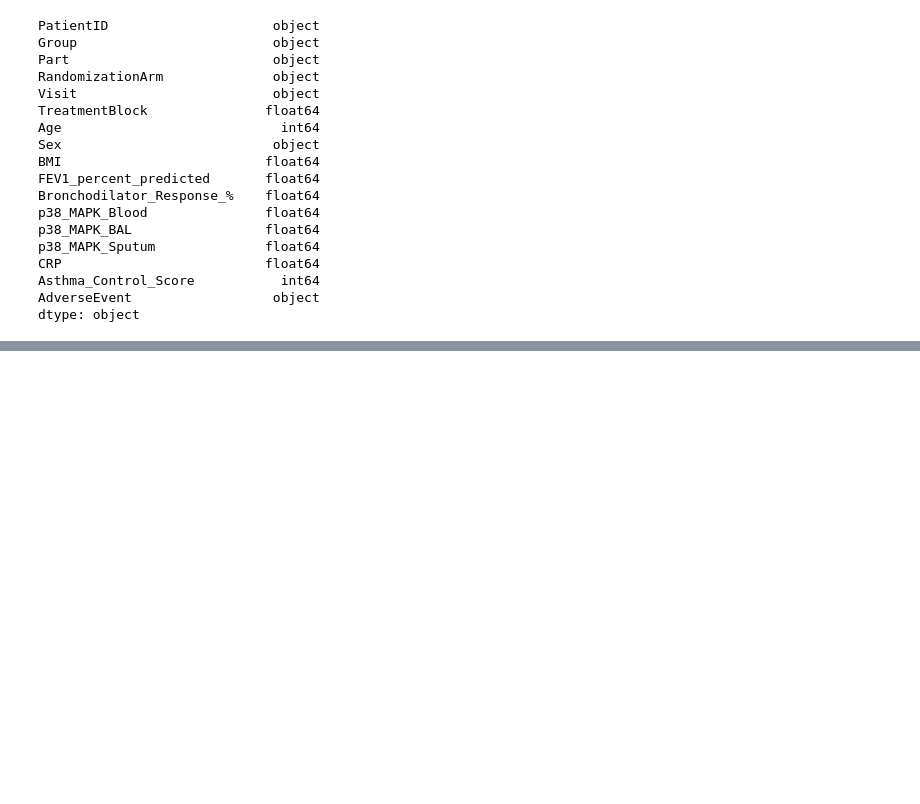
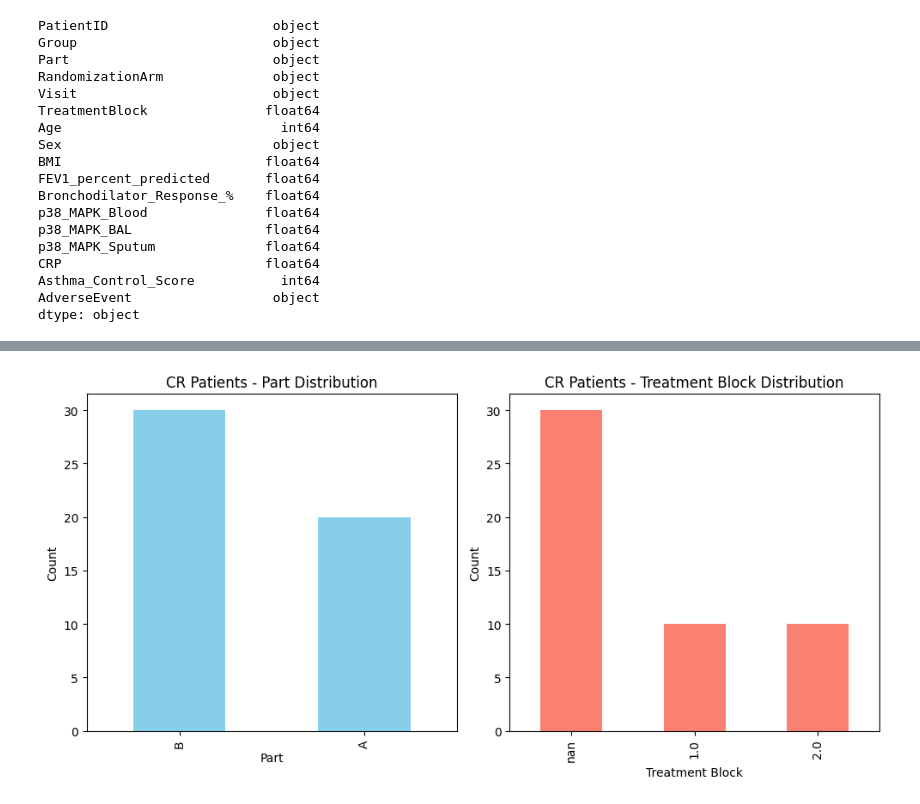
Before and after one commit to toljoyce/Data-Analyst-Projects, a Jupyter notebook: ClinicalTrialsData/Project1.ipynb, the cells around one changed output, grey strips where cells are left out. Saved outputs shown, nothing was run; the diff lists cells and outputs as text; code cells hidden in the pictures; blank space fills up the shorter version.

```diff
--- a/ClinicalTrialsData/Project1.ipynb
+++ b/ClinicalTrialsData/Project1.ipynb
@@ -219,0 +324,23 @@ All data types are set correctly.
+# %%
+# Filter CR patients
+df_cr = df[df['Group'] == 'CR'][['PatientID', 'Part', 'TreatmentBlock']]
+
+# Plot side-by-side bar charts
+fig, axes = plt.subplots(1, 2, figsize=(10,5))
+
+# Part distribution
+part_counts.plot(kind='bar', ax=axes[0], color='skyblue')
+axes[0].set_title("CR Patients - Part Distribution")
+axes[0].set_xlabel("Part")
+axes[0].set_ylabel("Count")
+
+# TreatmentBlock distribution
+tblock_counts.plot(kind='bar', ax=axes[1], color='salmon')
+axes[1].set_title("CR Patients - Treatment Block Distribution")
+axes[1].set_xlabel("Treatment Block")
+axes[1].set_ylabel("Count")
+
+plt.tight_layout()
+plt.show()
+# %% [output]
+[figure, added]
```
Also changed, not shown: parts of 30 cells of this notebook, 3 other files.
